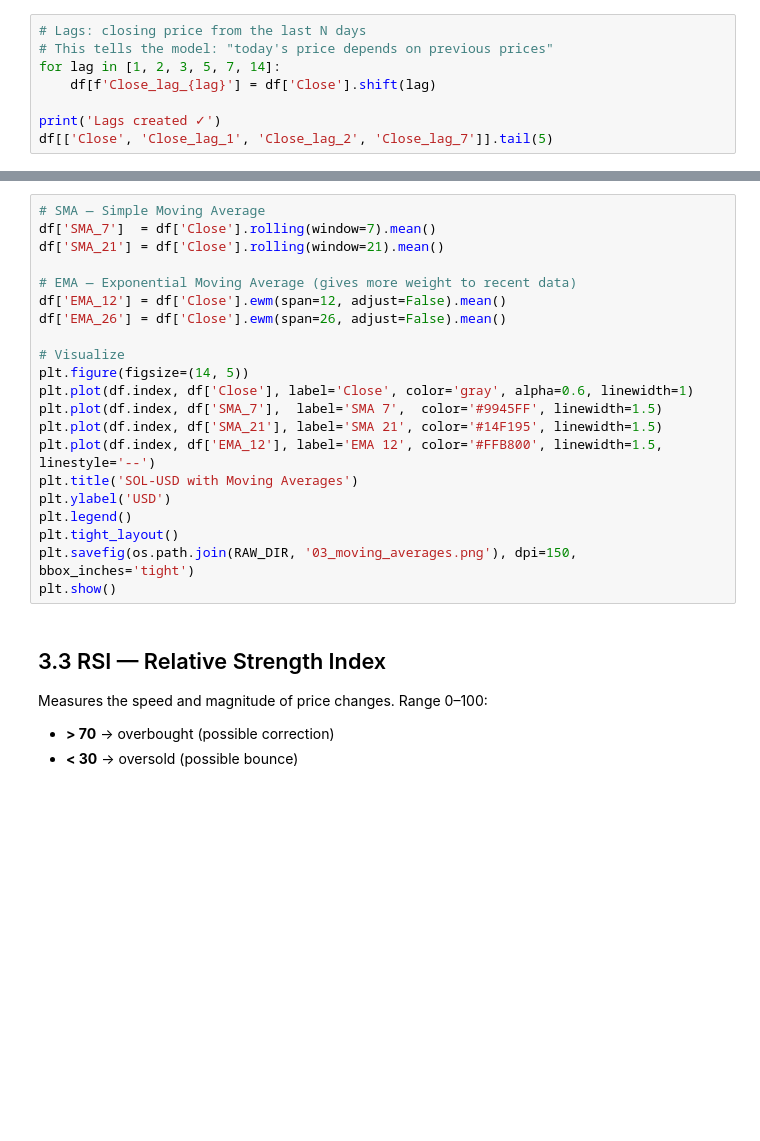
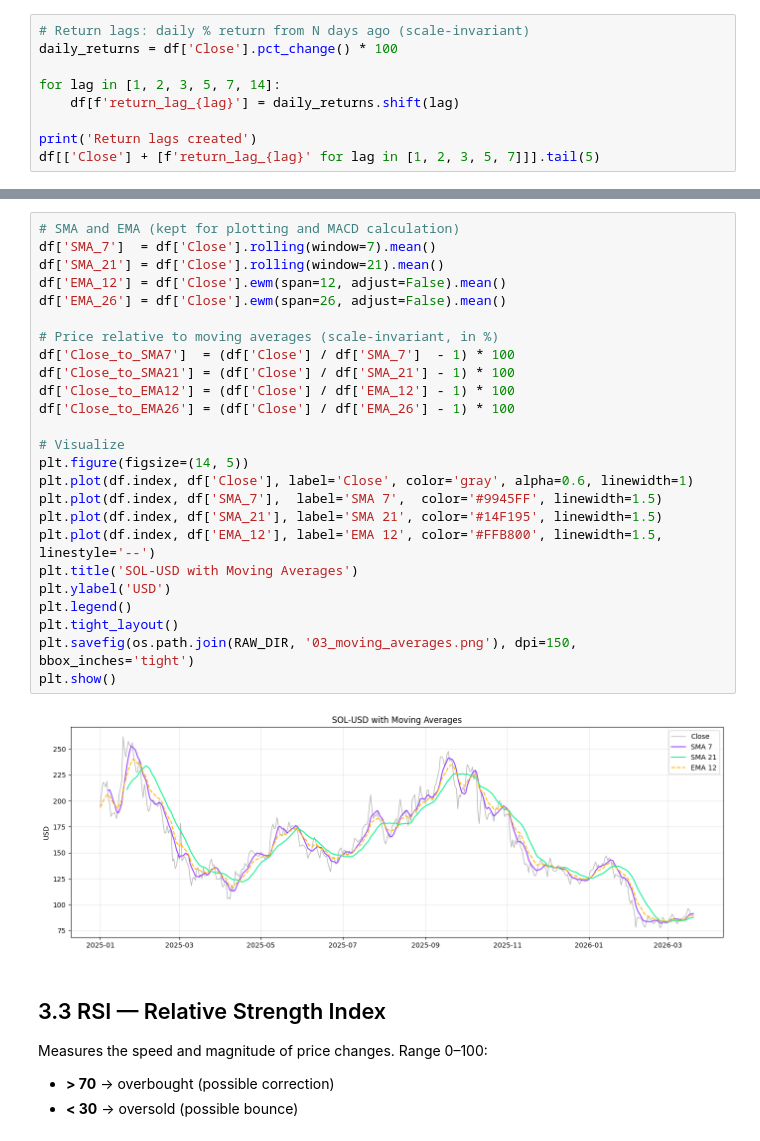
Before and after one commit to cronaline/sol-price-predictor, a Jupyter notebook: notebooks/03_feature_engineering.ipynb, the cells around one changed output, grey strips where cells are left out. Saved outputs shown, nothing was run; the diff lists cells and outputs as text; blank space fills up the shorter version.

Commit message:
fix: scale-invariant features and return-based target to correct XGBoost distribution shift

```diff
--- a/notebooks/03_feature_engineering.ipynb
+++ b/notebooks/03_feature_engineering.ipynb
@@ -45,8 +54,9 @@ df.head(3)
 # %%
-# Lags: closing price from the last N days
-# This tells the model: "today's price depends on previous prices"
+# Return lags: daily % return from N days ago (scale-invariant)
+daily_returns = df['Close'].pct_change() * 100
+
 for lag in [1, 2, 3, 5, 7, 14]:
-    df[f'Close_lag_{lag}'] = df['Close'].shift(lag)
+    df[f'return_lag_{lag}'] = daily_returns.shift(lag)
 
-print('Lags created ✓')
-df[['Close', 'Close_lag_1', 'Close_lag_2', 'Close_lag_7']].tail(5)
+print('Return lags created')
+df[['Close'] + [f'return_lag_{lag}' for lag in [1, 2, 3, 5, 7]]].tail(5)
@@ -55,24 +76,30 @@ df[['Close', 'Close_lag_1', 'Close_lag_2', 'Close_lag_7']].tail(5)
 # %%
-# SMA — Simple Moving Average
+# SMA and EMA (kept for plotting and MACD calculation)
 df['SMA_7']  = df['Close'].rolling(window=7).mean()
 df['SMA_21'] = df['Close'].rolling(window=21).mean()
-
-# EMA — Exponential Moving Average (gives more weight to recent data)
 df['EMA_12'] = df['Close'].ewm(span=12, adjust=False).mean()
 df['EMA_26'] = df['Close'].ewm(span=26, adjust=False).mean()
+
+# Price relative to moving averages (scale-invariant, in %)
+df['Close_to_SMA7']  = (df['Close'] / df['SMA_7']  - 1) * 100
+df['Close_to_SMA21'] = (df['Close'] / df['SMA_21'] - 1) * 100
+df['Close_to_EMA12'] = (df['Close'] / df['EMA_12'] - 1) * 100
+df['Close_to_EMA26'] = (df['Close'] / df['EMA_26'] - 1) * 100
 
 # Visualize
 plt.figure(figsize=(14, 5))
 plt.plot(df.index, df['Close'], label='Close', color='gray', alpha=0.6, linewidth=1)
 plt.plot(df.index, df['SMA_7'],  label='SMA 7',  color='#9945FF', linewidth=1.5)
 plt.plot(df.index, df['SMA_21'], label='SMA 21', color='#14F195', linewidth=1.5)
 plt.plot(df.index, df['EMA_12'], label='EMA 12', color='#FFB800', linewidth=1.5, linestyle='--')
 plt.title('SOL-USD with Moving Averages')
 plt.ylabel('USD')
 plt.legend()
 plt.tight_layout()
 plt.savefig(os.path.join(RAW_DIR, '03_moving_averages.png'), dpi=150, bbox_inches='tight')
 plt.show()
+# %% [output]
+[figure, added]
 # %% [markdown]
 ## 3.3 RSI — Relative Strength Index
 
```
Also changed, not shown: parts of 20 cells of this notebook, 3 other files.
